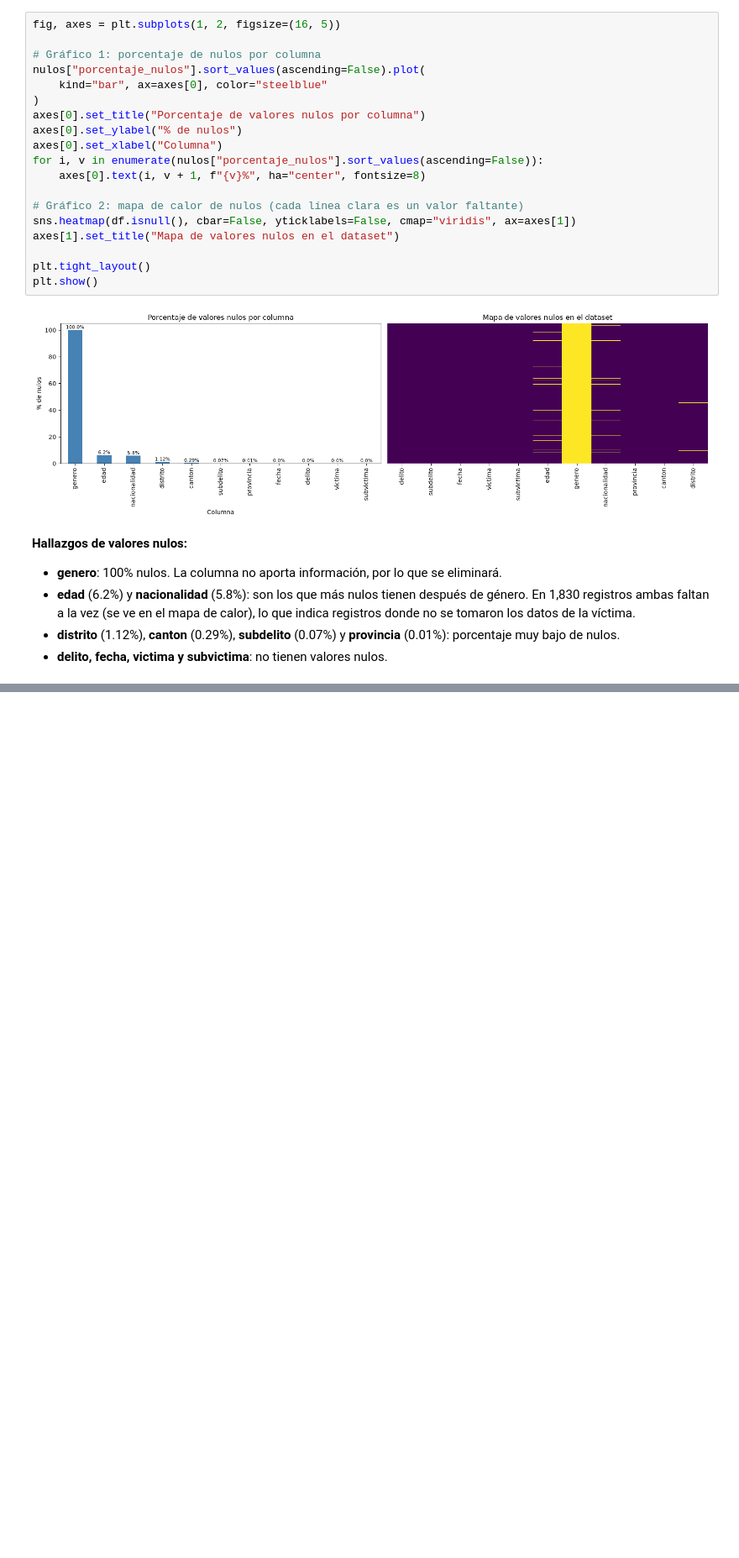
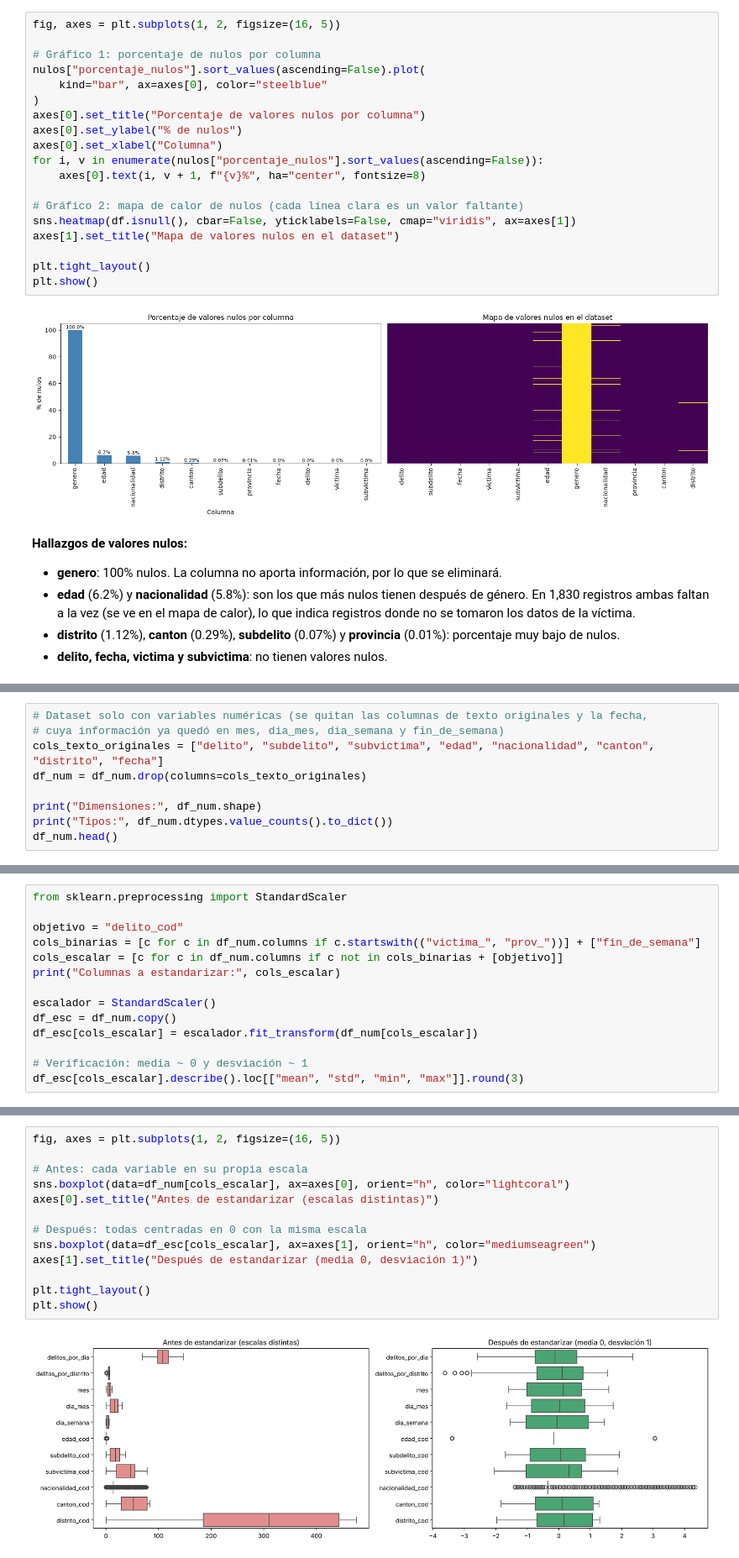
Before and after one commit to JohnArayaE/lab4-mineria-datos, a Jupyter notebook: lab4_IC2025.ipynb, the cells around one changed output, grey strips where cells are left out. Shown at 84% size. Drawn from its saved outputs; the diff is of its cells as text; blank space fills up the shorter version.

```diff
--- a/lab4_IC2025.ipynb
+++ b/lab4_IC2025.ipynb
@@ -217,0 +609,9 @@ plt.show()
+# %%
+# Dataset solo con variables numéricas (se quitan las columnas de texto originales y la fecha,
+# cuya información ya quedó en mes, dia_mes, dia_semana y fin_de_semana)
+cols_texto_originales = ["delito", "subdelito", "subvictima", "edad", "nacionalidad", "canton", "distrito", "fecha"]
+df_num = df_num.drop(columns=cols_texto_originales)
+
+print("Dimensiones:", df_num.shape)
+print("Tipos:", df_num.dtypes.value_counts().to_dict())
+df_num.head()
@@ -217,0 +643,14 @@ plt.show()
+# %%
+from sklearn.preprocessing import StandardScaler
+
+objetivo = "delito_cod"
+cols_binarias = [c for c in df_num.columns if c.startswith(("victima_", "prov_"))] + ["fin_de_semana"]
+cols_escalar = [c for c in df_num.columns if c not in cols_binarias + [objetivo]]
+print("Columnas a estandarizar:", cols_escalar)
+
+escalador = StandardScaler()
+df_esc = df_num.copy()
+df_esc[cols_escalar] = escalador.fit_transform(df_num[cols_escalar])
+
+# Verificación: media ~ 0 y desviación ~ 1
+df_esc[cols_escalar].describe().loc[["mean", "std", "min", "max"]].round(3)
@@ -217,0 +664,15 @@ plt.show()
+# %%
+fig, axes = plt.subplots(1, 2, figsize=(16, 5))
+
+# Antes: cada variable en su propia escala
+sns.boxplot(data=df_num[cols_escalar], ax=axes[0], orient="h", color="lightcoral")
+axes[0].set_title("Antes de estandarizar (escalas distintas)")
+
+# Después: todas centradas en 0 con la misma escala
+sns.boxplot(data=df_esc[cols_escalar], ax=axes[1], orient="h", color="mediumseagreen")
+axes[1].set_title("Después de estandarizar (media 0, desviación 1)")
+
+plt.tight_layout()
+plt.show()
+# %% [output]
+[figure, added]
```
Also changed, not shown: parts of 29 cells of this notebook.
